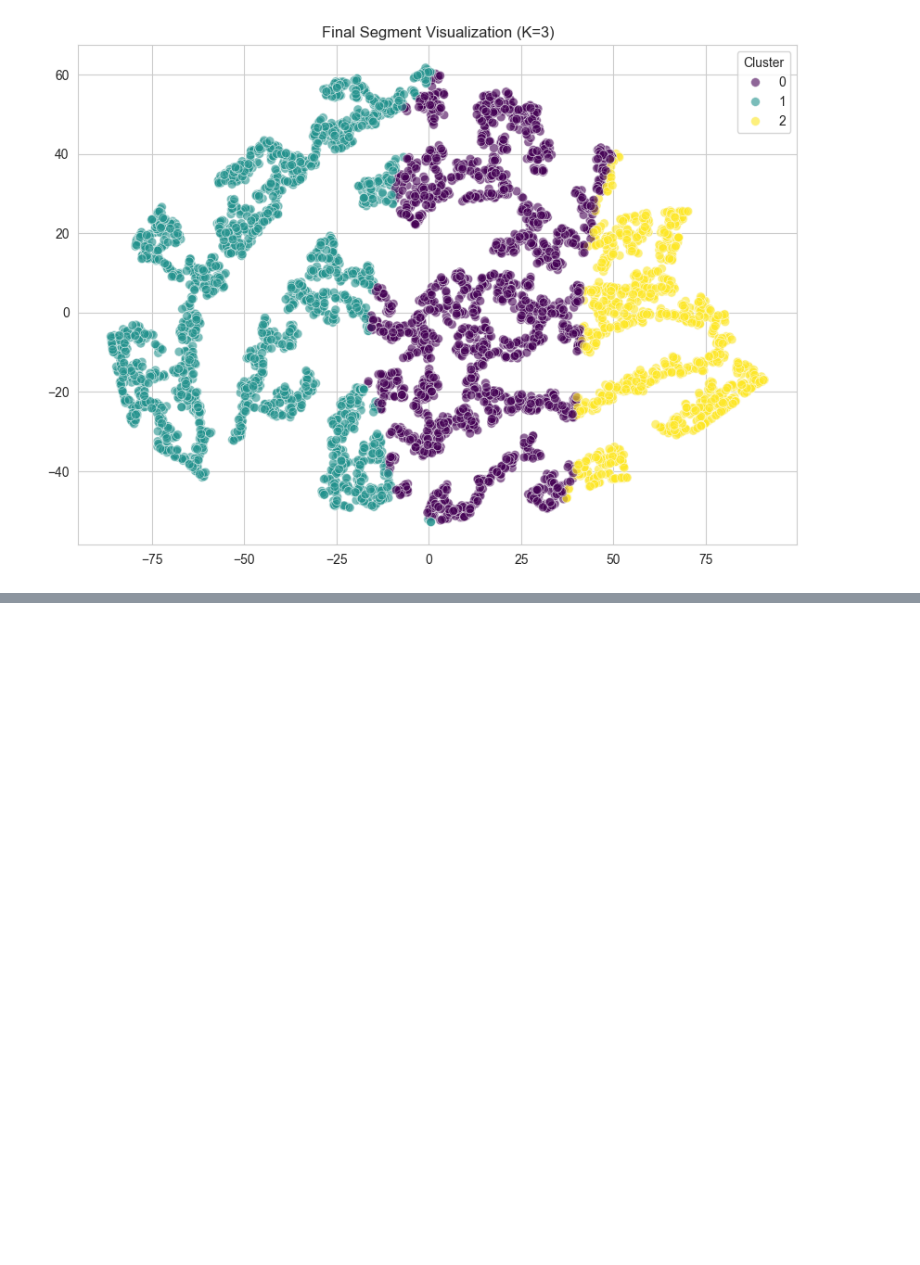
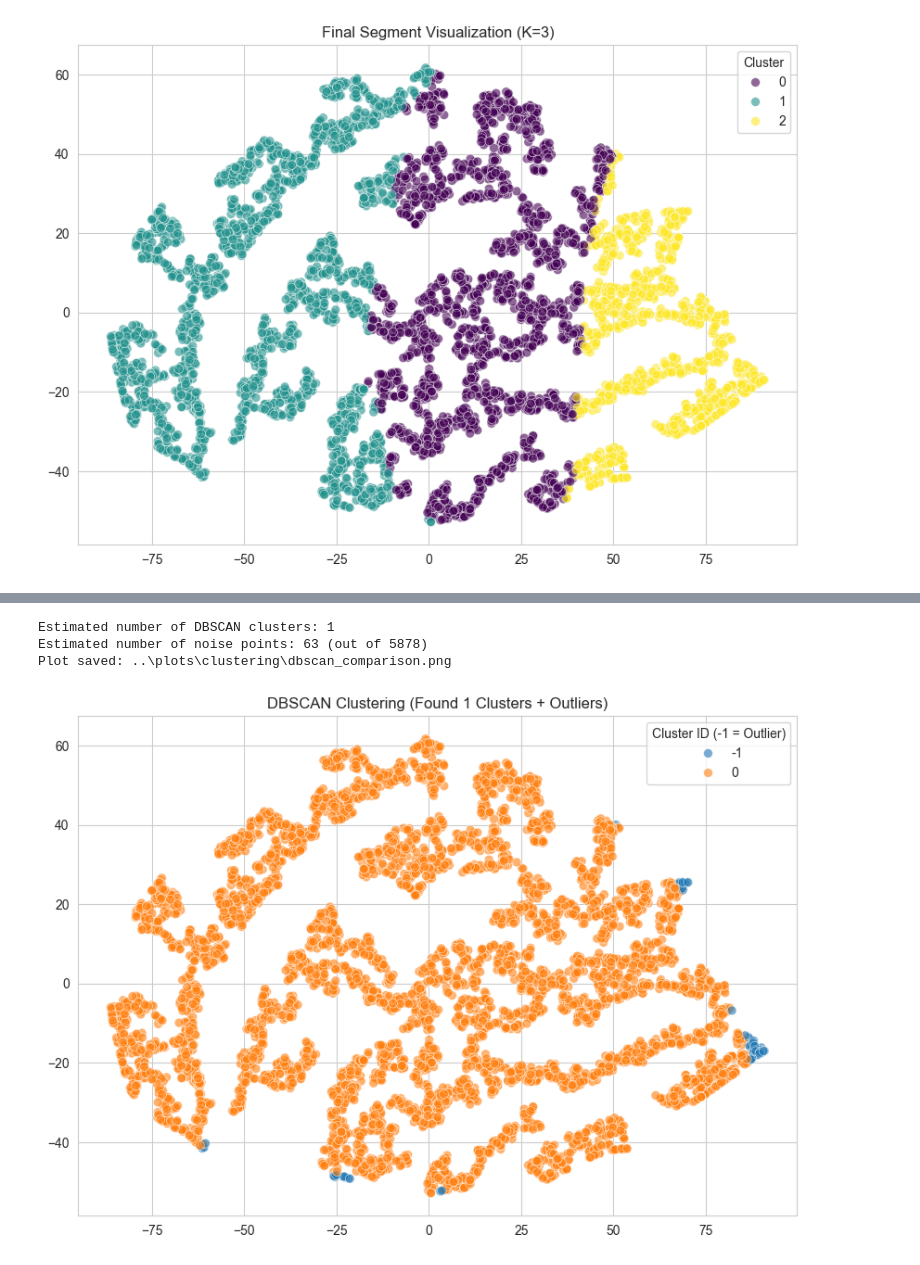
Before and after one commit to Aynorix/Online_Retail_Customer_Segmentation, a Jupyter notebook: notebooks/03_clustering.ipynb, the cells around one changed output, grey strips where cells are left out. Saved outputs shown, nothing was run; the diff lists cells and outputs as text; code cells hidden in the pictures; blank space fills up the shorter version.

```diff
--- a/notebooks/03_clustering.ipynb
+++ b/notebooks/03_clustering.ipynb
@@ -121,0 +226,34 @@ Plot saved: ..\plots\clustering\tsne_final_k3.png
+# %%
+# 1. Initialize DBSCAN
+# eps: The distance to search for neighbors
+# min_samples: Minimum points to form a 'dense' region
+dbscan = DBSCAN(eps=0.35, min_samples=12)
+
+# 2. Fit and Predict
+db_labels = dbscan.fit_predict(X_pca)
+
+# 3. Analyze Results
+# DBSCAN labels outliers as -1
+n_clusters_db = len(set(db_labels)) - (1 if -1 in db_labels else 0)
+n_noise_db = list(db_labels).count(-1)
+
+print(f"Estimated number of DBSCAN clusters: {n_clusters_db}")
+print(f"Estimated number of noise points: {n_noise_db} (out of {len(X_pca)})")
+
+# 4. Visualization (t-SNE)
+plt.figure(figsize=(10, 7))
+sns.scatterplot(
+    x=tsne_results[:,0], y=tsne_results[:,1],
+    hue=db_labels, palette='tab10',
+    s=50, alpha=0.6, edgecolor='w'
+)
+
+plt.title(f'DBSCAN Clustering (Found {n_clusters_db} Clusters + Outliers)')
+plt.legend(title='Cluster ID (-1 = Outlier)', loc='upper right')
+save_plot('dbscan_comparison.png', folder='clustering')
+plt.show()
+# %% [output]
+Estimated number of DBSCAN clusters: 1
+Estimated number of noise points: 63 (out of 5878)
+Plot saved: ..\plots\clustering\dbscan_comparison.png
+[figure, added]
```
Also changed, not shown: parts of 11 cells of this notebook, 6 other files.
